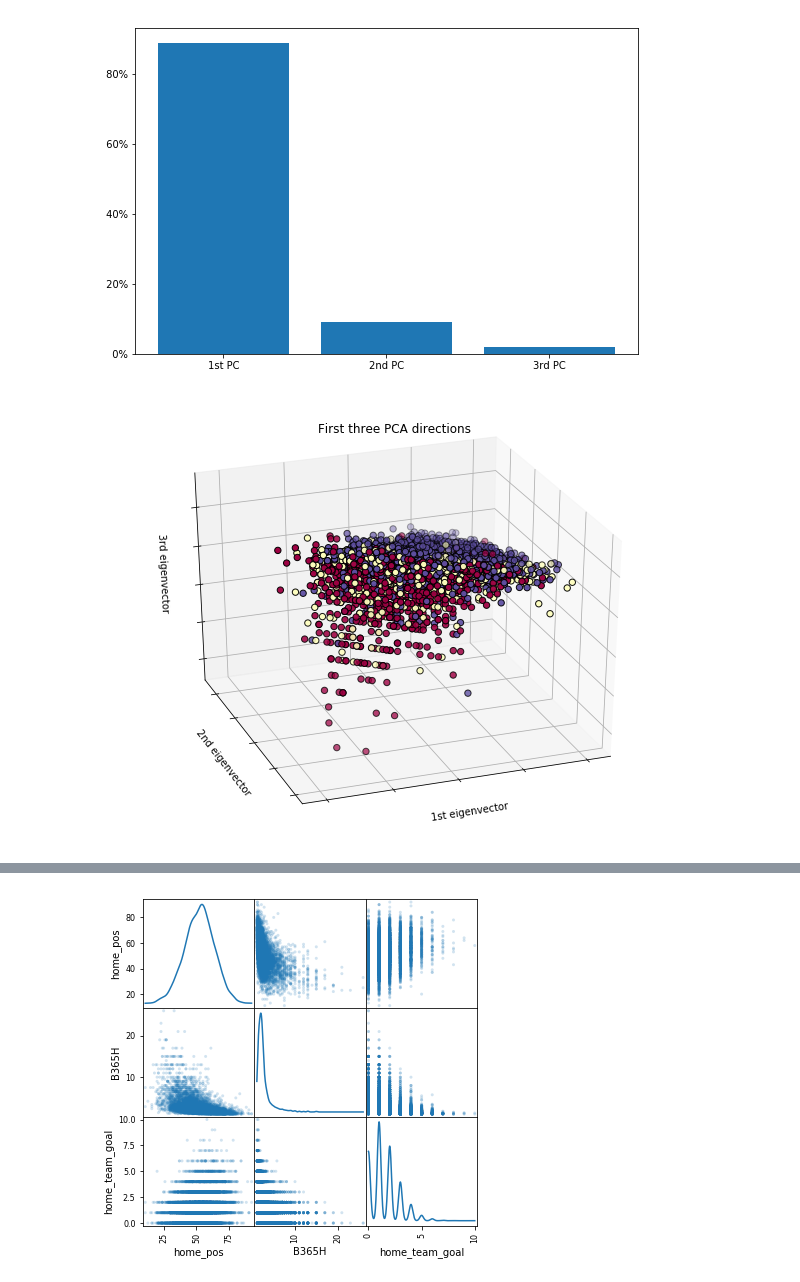
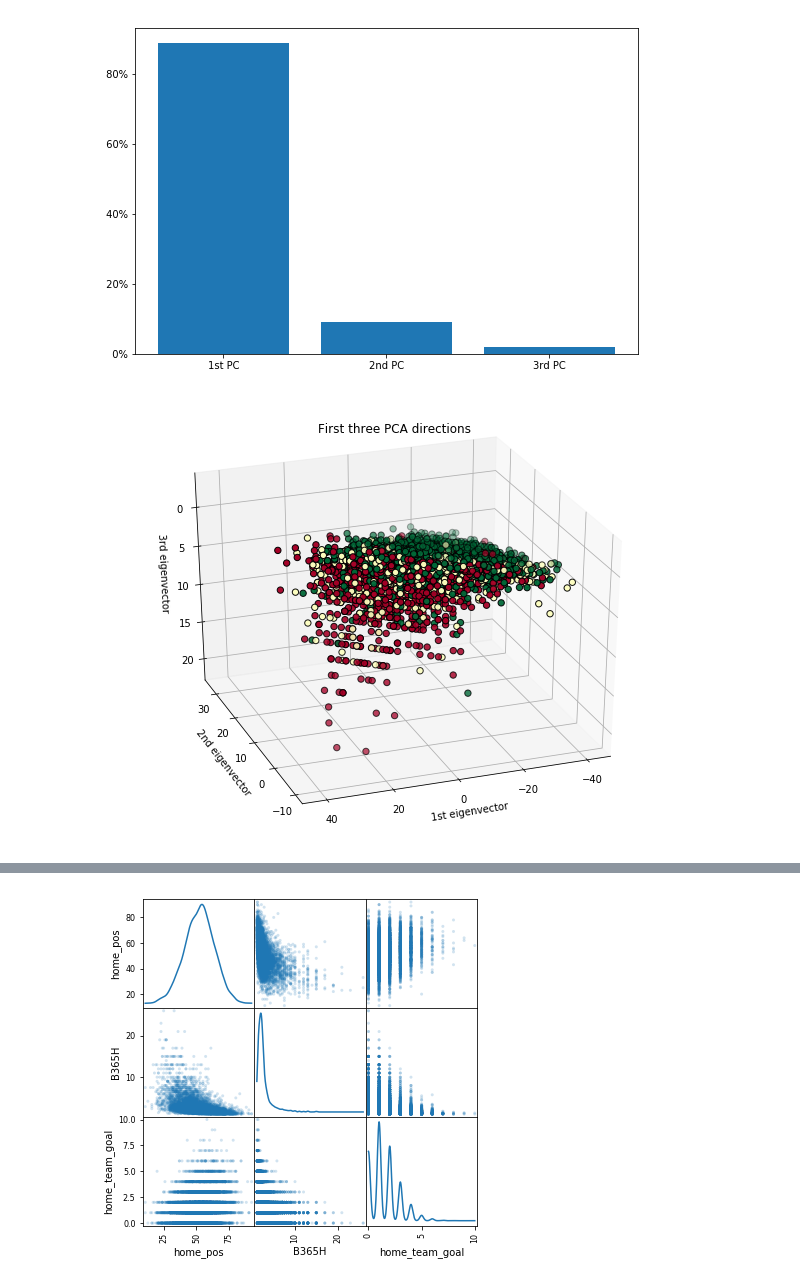
Before and after one commit to egill12/DataScienceTechniques, a Jupyter notebook: football_explore.ipynb, the cells around one changed output, grey strips where cells are left out. Cells and saved outputs as stored; diff of their text form; code cells hidden in the pictures.

```diff
--- a/football_explore.ipynb
+++ b/football_explore.ipynb
@@ -93,21 +93,21 @@ fig.savefig("varianeExp.png")
 # %%
 import matplotlib.pyplot as plt
 from mpl_toolkits.mplot3d import Axes3D
 fig = plt.figure(1, figsize=(8, 6))
 ax = Axes3D(fig, elev=-150, azim=110)
 ax.scatter(pca[:, 0], pca[:, 1], pca[:, 2], c=Y_clean['home_w'],
-           cmap="Spectral", edgecolor='k', s=40)
+           cmap="RdYlGn", edgecolor='k', s=40)
 ax.set_title("First three PCA directions")
 ax.set_xlabel("1st eigenvector")
-ax.w_xaxis.set_ticklabels([])
+#ax.w_xaxis.set_ticklabels([])
 ax.set_ylabel("2nd eigenvector")
-ax.w_yaxis.set_ticklabels([])
+#ax.w_yaxis.set_ticklabels([])
 ax.set_zlabel("3rd eigenvector")
-ax.w_zaxis.set_ticklabels([])
+#ax.w_zaxis.set_ticklabels([])
 fig = ax.get_figure()
 fig.savefig("pca_homeodds.png")
 # %% [output]
-[figure, old version]
+[figure, new version]
 # %%
 import matplotlib.pyplot as plt
 from mpl_toolkits.mplot3d import Axes3D
```
Also changed, not shown: parts of 3 cells of this notebook, 4 other files.
